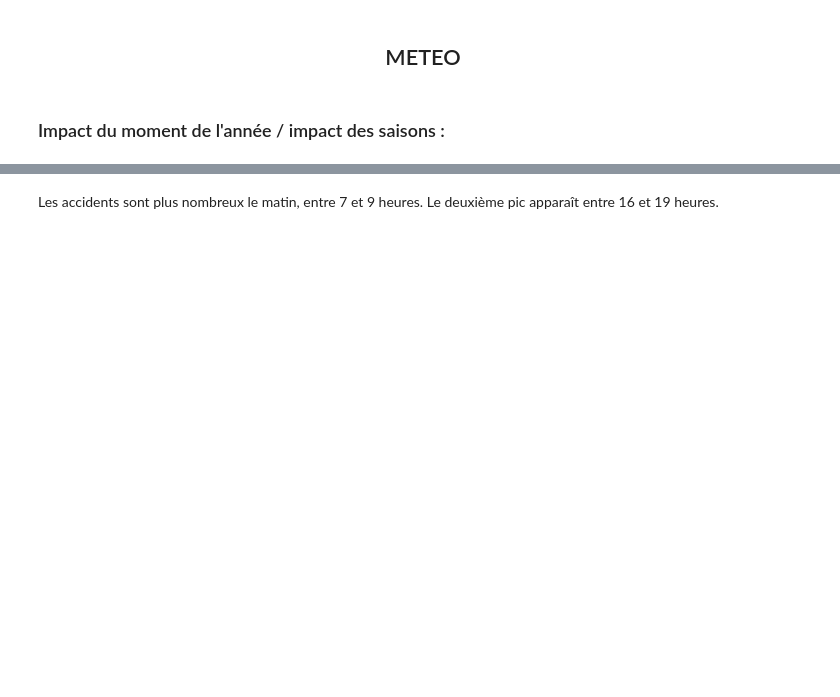
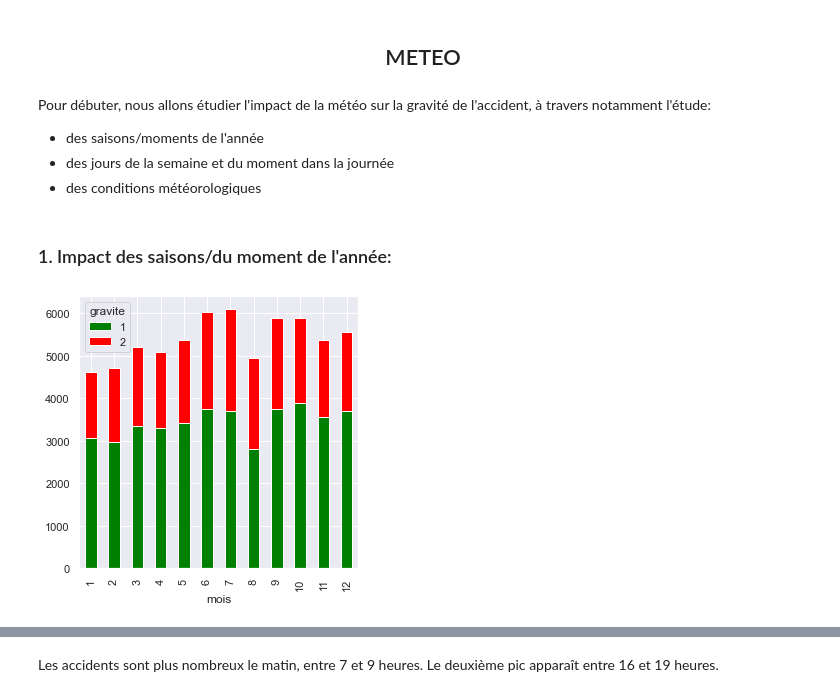
Before and after one commit to Clotilde-23/Accidents-corporels, a Jupyter notebook: Statistiques_descriptives.ipynb, the cells around one changed output, grey strips where cells are left out. Drawn from its saved outputs; the diff is of its cells as text; code cells hidden in the pictures; blank space fills up the shorter version.

```diff
--- a/Statistiques_descriptives.ipynb
+++ b/Statistiques_descriptives.ipynb
@@ -52,7 +58,12 @@ def diag_barres_interactif_usagers(df, variable) :
 # %% [markdown]
 ## <center> METEO
+# %% [markdown]
+Pour débuter, nous allons étudier l'impact de la météo sur la gravité de l'accident, à travers notamment l'étude:
+* des saisons/moments de l'année
+* des jours de la semaine et du moment dans la journée
+* des conditions météorologiques
 # %% [markdown]
-### Impact du moment de l'année / impact des saisons :
+### 1. Impact des saisons/du moment de l'année:
 # %%
 # Mettre les variables jour et mois en Integer
 df_accidents["mois"] = df_accidents["mois"].astype(int)
@@ -72,3 +82,14 @@ for i in range (df_accidents.shape[0]) :
 
 # Afficher les noms des jours à la place des numéros
 df_accidents["jour_semaine"] = df_accidents["jour_semaine"].replace([1, 2, 3, 4, 5, 6, 7], ["1-lundi", "2-mardi", "3-mercredi", "4-jeudi", "5-vendredi", "6-samedi", "7-dimanche"])
+# %%
+#Création des bases de données qui seront utilisées
+df_accidents = df_accidents.assign(accident=1)
+df_date = df_accidents.groupby('date').agg({"accident" : 'sum'}).reset_index()
+df_date_grav1 = df_accidents[df_accidents.gravite==1].groupby('date').agg({"accident" : 'sum'}).reset_index()
+df_date_grav2 = df_accidents[df_accidents.gravite==2].groupby('date').agg({"accident" : 'sum'}).reset_index()
+
+#Tracé diagramme en barres impact du mois
+diag_barres_gravite_cumulees_effectif(df_accidents, "mois")
+# %% [output]
+[figure, added]
```
Also changed, not shown: parts of 60 cells of this notebook.
